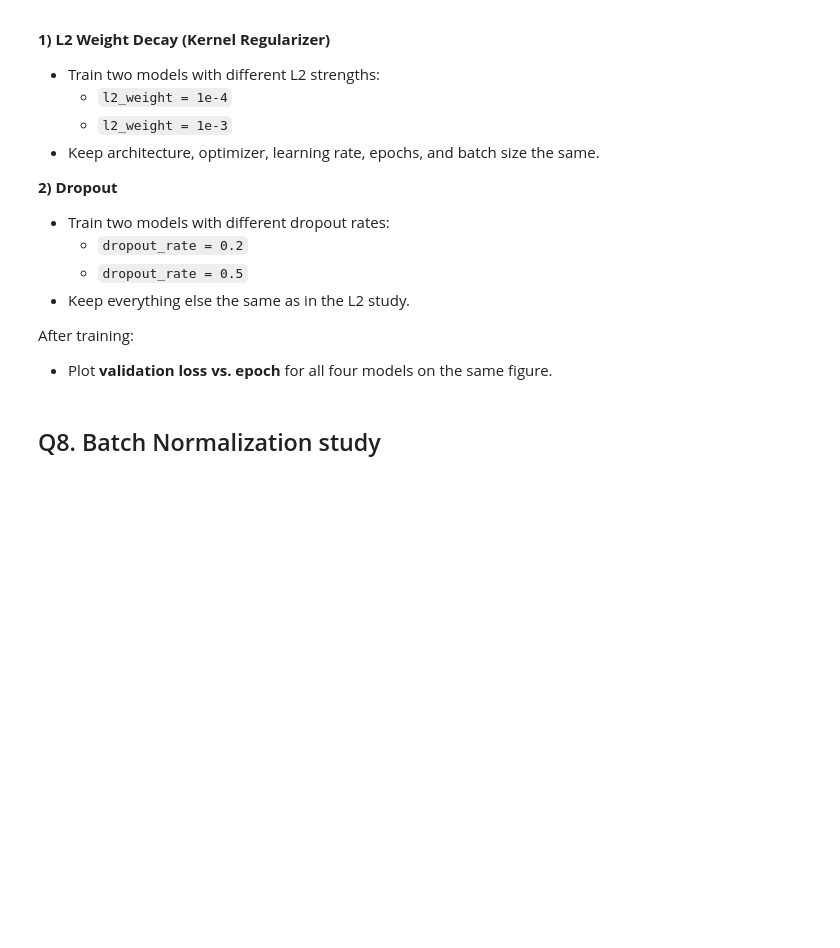
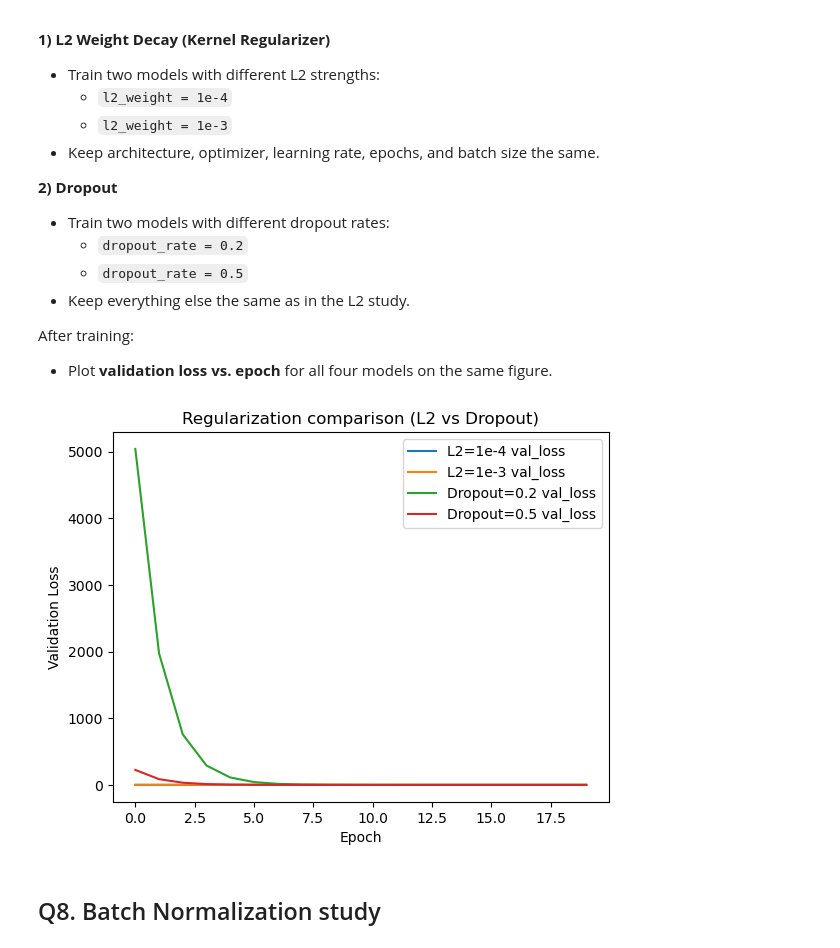
Before and after one commit to MisReid/EE5841-A2-OPT, a Jupyter notebook: a2.ipynb, the cells around one changed output. Cells and saved outputs as stored; diff of their text form; code cells hidden in the pictures; blank space fills up the shorter version.

```diff
--- a/a2.ipynb
+++ b/a2.ipynb
@@ -488,46 +495,41 @@ After training:
 # %%
 # TODO: Regularization Experiments — L2 Weight Decay and Dropout
 
-# TODO: Choose ONE best initialization from Q7 and keep it fixed
-base_init = keras.initializers.GlorotUniform(seed=SEED)
+# TODO: Choose ONE best initialization from Q2 and keep it fixed
+base_init = he
 
 
 # =========================
 # L2 Weight Decay Study
 # =========================
 
-#variables used for all models
-lrate = 0.01  #learning rate
-d, w = 6, 256 #depth, width
-activ = 'relu'#activation function
-
 model_l2_1 = compile_model(
     build_deep_mlp(
         input_dim=input_dim,
-        depth=d,
-        width=w,
-        activation=activ                 # TODO: activation function
+        depth=5,
+        width=256,
+        activation="relu",
         kernel_initializer=base_init,
-        l2_weight=0.0001                   # TODO: smaller L2 value (e.g., 1e-4)
+        l2_weight=1e-4
     ),
-    keras.optimizers.SGD(              # TODO: optimizer type
-        learning_rate=lrate,
-        momentum=0                   # TODO: momentum value
+    keras.optimizers.SGD(
+        learning_rate=0.001,
+        momentum=0.9
     )
 )
 
 model_l2_2 = compile_model(
     build_deep_mlp(
         input_dim=input_dim,
-        depth=6,
+        depth=5,
         width=256,
-        activation=activ,
+        activation="relu",
         kernel_initializer=base_init,
-        l2_weight=0.001                   # TODO: larger L2 value (e.g., 1e-3)
+        l2_weight=1e-3
     ),
     keras.optimizers.SGD(
-        learning_rate=lrate,
-        momentum=0
+        learning_rate=0.001,
+        momentum=0.9
     )
 )
 
@@ -543,47 +545,49 @@ hist_l2_2 = fit_model(model_l2_2, epochs=20)
 model_do_1 = compile_model(
     build_deep_mlp(
         input_dim=input_dim,
-        depth=d,
-        width=w,
-        activation=activ,
+        depth=5,
+        width=256,
+        activation="relu",
         kernel_initializer=base_init,
-        dropout_rate=0.2               # TODO: moderate dropout (e.g., 0.2)
+        dropout_rate=0.2
     ),
     keras.optimizers.SGD(
-        learning_rate=lrate,
-        momentum=0
+        learning_rate=0.001,
+        momentum=0.9
     )
 )
 
 model_do_2 = compile_model(
     build_deep_mlp(
         input_dim=input_dim,
-        depth=d,
-        width=w,
-        activation=activ,
+        depth=5,
+        width=256,
+        activation="relu",
         kernel_initializer=base_init,
-        dropout_rate=0.5               # TODO: stronger dropout (e.g., 0.5)
+        dropout_rate=0.5
     ),
     keras.optimizers.SGD(
-        learning_rate=lrate,
-        momentum=0
+        learning_rate=0.001,
+        momentum=0.9
     )
 )
 
 # function call- do not change
 hist_do_1 = fit_model(model_do_1, epochs=20)
 hist_do_2 = fit_model(model_do_2, epochs=20)
 
 plt.figure()
 plt.plot(hist_l2_1.history["val_loss"], label="L2=1e-4 val_loss")
 plt.plot(hist_l2_2.history["val_loss"], label="L2=1e-3 val_loss")
 plt.plot(hist_do_1.history["val_loss"], label="Dropout=0.2 val_loss")
 plt.plot(hist_do_2.history["val_loss"], label="Dropout=0.5 val_loss")
 plt.xlabel("Epoch")
 plt.ylabel("Validation Loss")
 plt.legend()
 plt.title("Regularization comparison (L2 vs Dropout)")
 plt.show()
+# %% [output]
+[figure, added]
 # %% [markdown]
 ## Q8. Batch Normalization study
 # %% [markdown]
```
Also changed, not shown: parts of 9 cells of this notebook.
